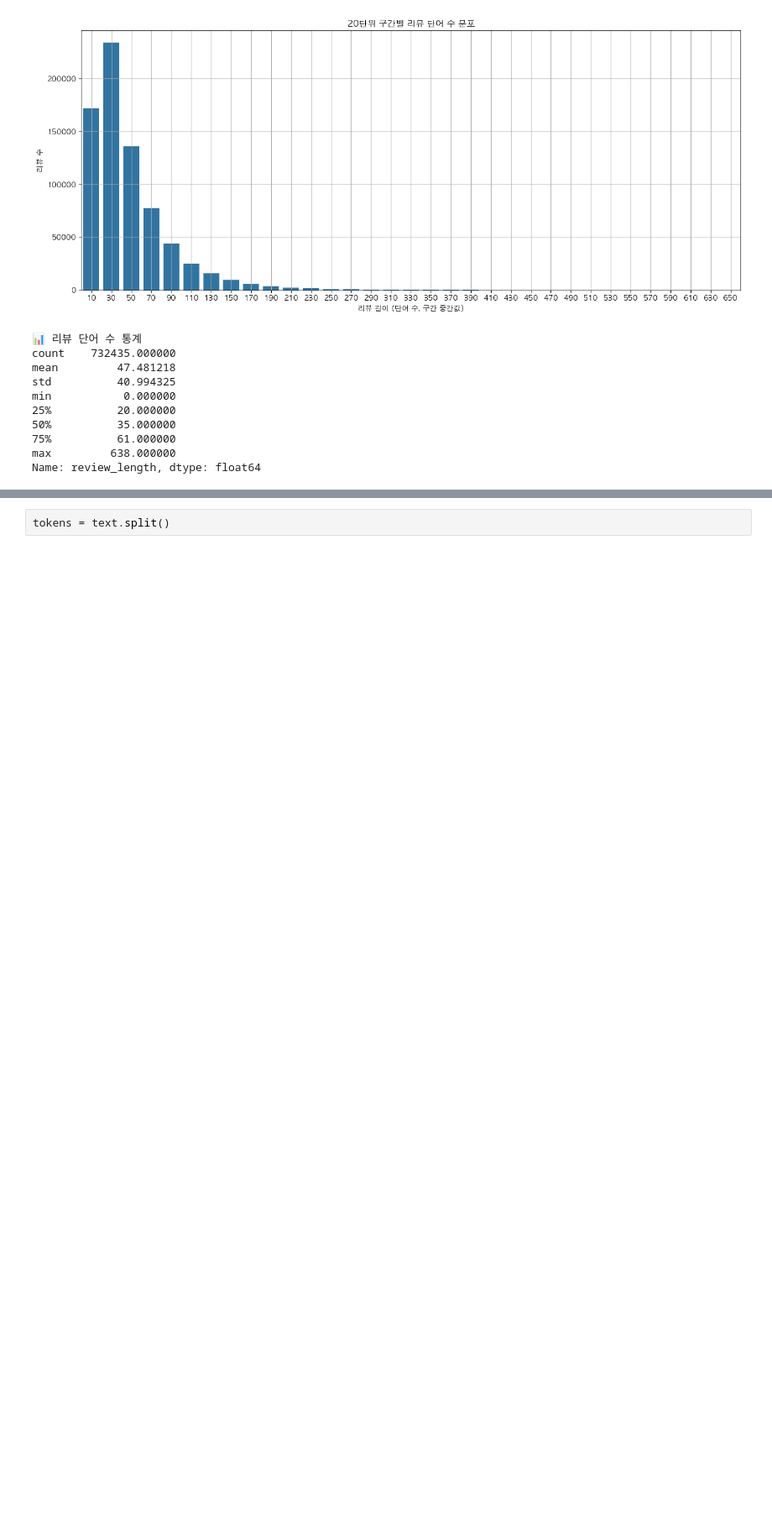
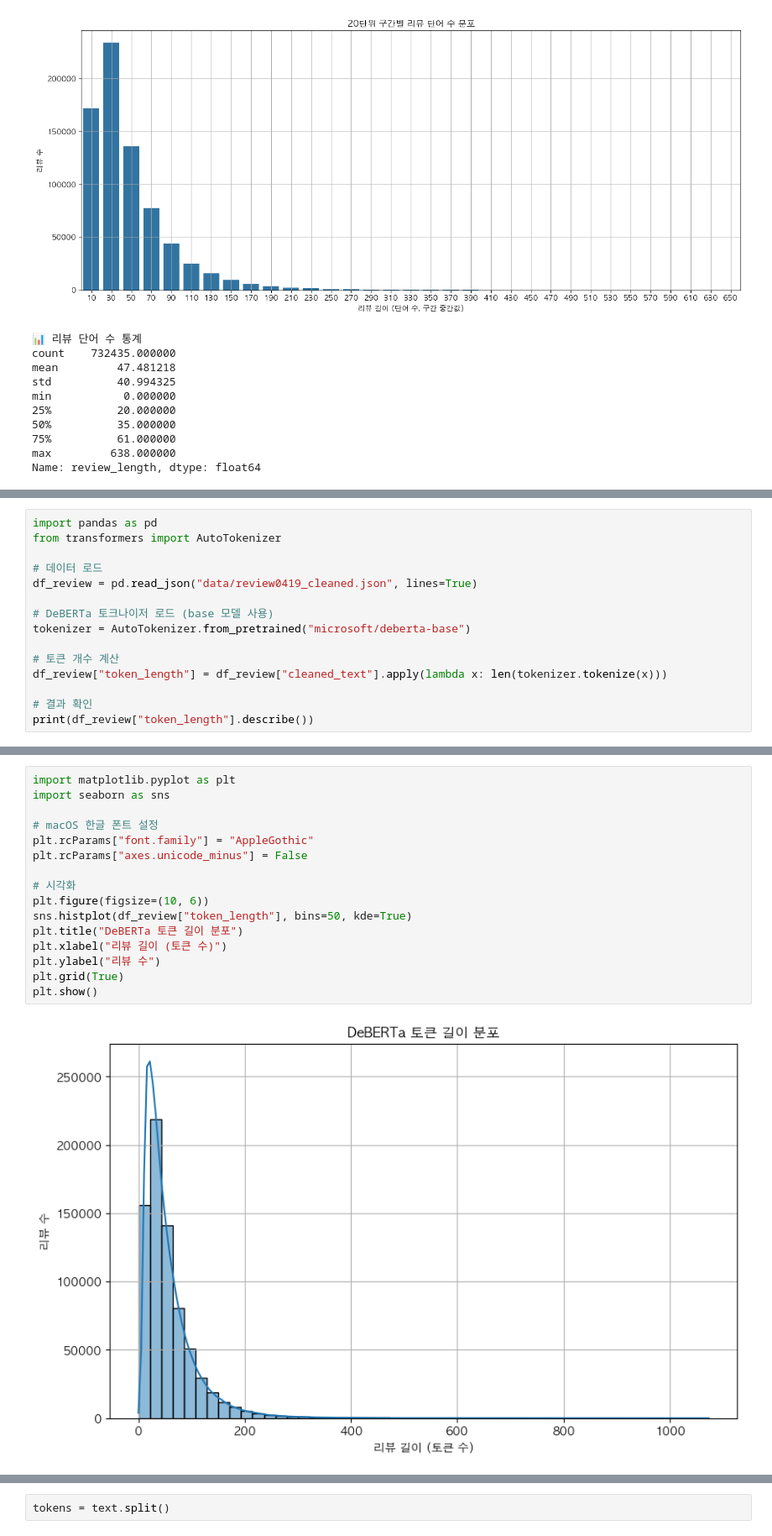
Before and after one commit to kshLithium/Gourmet-with-GeminiEmbedding, a Jupyter notebook: step2.ipynb, the cells around one changed output, grey strips where cells are left out. Shown: that part at 84% size. Cells and saved outputs as stored; diff of their text form; blank space fills up the shorter version.

```diff
--- a/step2.ipynb
+++ b/step2.ipynb
@@ -223,0 +176,15 @@ print(f"512 초과 비율: {over_512 / total:.2%}")
+# %%
+import pandas as pd
+from transformers import AutoTokenizer
+
+# 데이터 로드
+df_review = pd.read_json("data/review0419_cleaned.json", lines=True)
+
+# DeBERTa 토크나이저 로드 (base 모델 사용)
+tokenizer = AutoTokenizer.from_pretrained("microsoft/deberta-base")
+
+# 토큰 개수 계산
+df_review["token_length"] = df_review["cleaned_text"].apply(lambda x: len(tokenizer.tokenize(x)))
+
+# 결과 확인
+print(df_review["token_length"].describe())
@@ -223,0 +201,18 @@ print(f"512 초과 비율: {over_512 / total:.2%}")
+# %%
+import matplotlib.pyplot as plt
+import seaborn as sns
+
+# macOS 한글 폰트 설정
+plt.rcParams["font.family"] = "AppleGothic"
+plt.rcParams["axes.unicode_minus"] = False
+
+# 시각화
+plt.figure(figsize=(10, 6))
+sns.histplot(df_review["token_length"], bins=50, kde=True)
+plt.title("DeBERTa 토큰 길이 분포")
+plt.xlabel("리뷰 길이 (토큰 수)")
+plt.ylabel("리뷰 수")
+plt.grid(True)
+plt.show()
+# %% [output]
+[figure, added]
```
Also changed, not shown: parts of 19 cells of this notebook.
